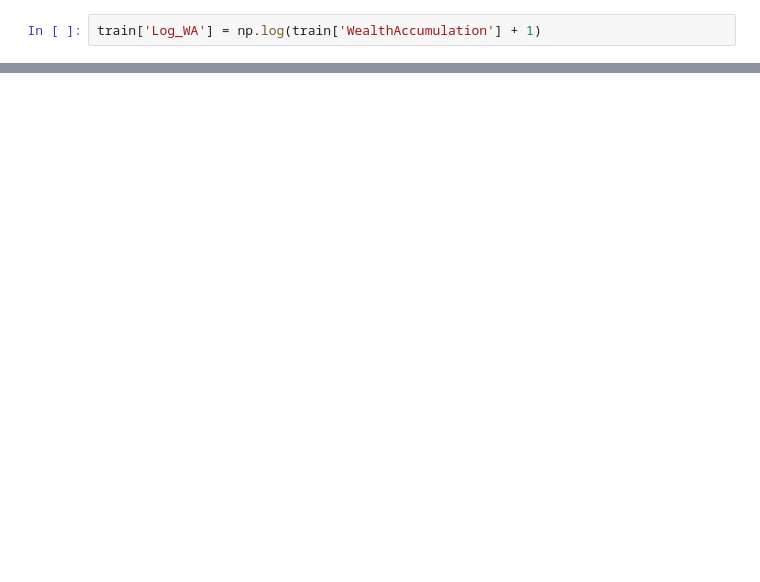
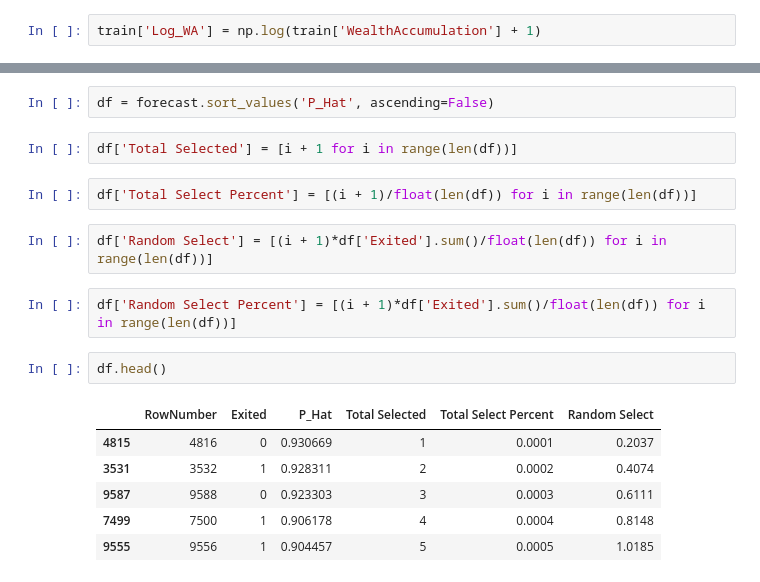
Before and after one commit to yaskyj/data-practice, a Jupyter notebook: Geodemographic Model.ipynb, the cells around one changed output, grey strips where cells are left out. Cells and saved outputs as stored; diff of their text form; blank space fills up the shorter version.

Commit message:
Get forecast and add extra columns

```diff
--- a/Geodemographic Model.ipynb
+++ b/Geodemographic Model.ipynb
@@ -290,0 +306,19 @@ Model accuracy: 0.8127
+# %%
+df = forecast.sort_values('P_Hat', ascending=False)
+# %%
+df['Total Selected'] = [i + 1 for i in range(len(df))]
+# %%
+df['Total Select Percent'] = [(i + 1)/float(len(df)) for i in range(len(df))]
+# %%
+df['Random Select'] = [(i + 1)*df['Exited'].sum()/float(len(df)) for i in range(len(df))]
+# %%
+df['Random Select Percent'] = [(i + 1)*df['Exited'].sum()/float(len(df)) for i in range(len(df))]
+# %%
+df.head()
+# %% [output]
+|  | RowNumber | Exited | P_Hat | Total Selected | Total Select Percent | Random Select |
+| 4815 | 4816 | 0 | 0.930669 | 1 | 0.0001 | 0.2037 |
+| 3531 | 3532 | 1 | 0.928311 | 2 | 0.0002 | 0.4074 |
+| 9587 | 9588 | 0 | 0.923303 | 3 | 0.0003 | 0.6111 |
+| 7499 | 7500 | 1 | 0.906178 | 4 | 0.0004 | 0.8148 |
+| 9555 | 9556 | 1 | 0.904457 | 5 | 0.0005 | 1.0185 |
```
Also changed, not shown: parts of 14 cells of this notebook.
